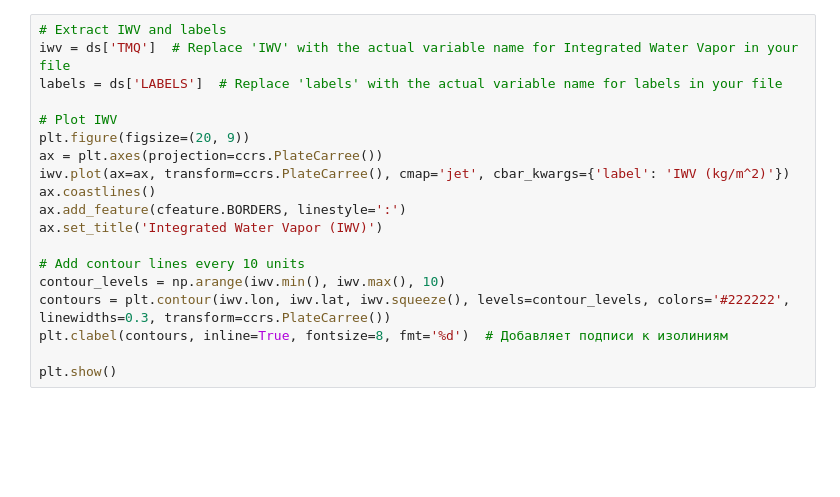
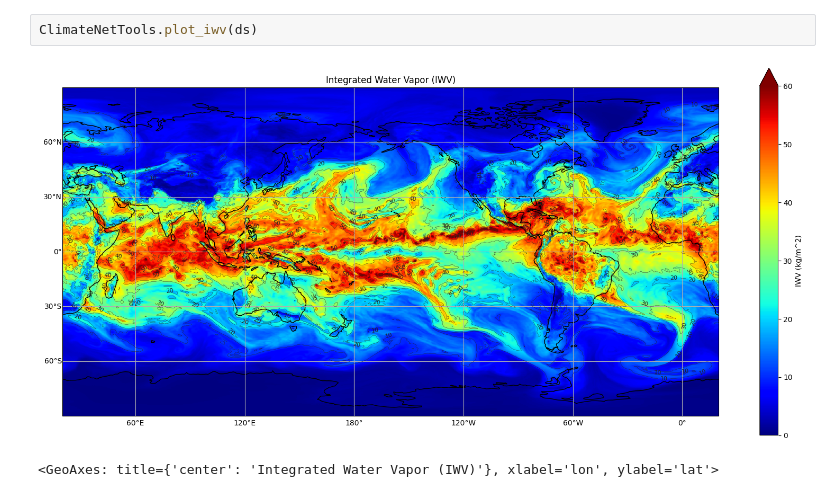
Before and after one commit to Danessely/AR-detection, a Jupyter notebook: climate_net.ipynb, the cells around one changed output. Saved outputs shown, nothing was run; the diff lists cells and outputs as text; blank space fills up the shorter version.

```diff
--- a/climate_net.ipynb
+++ b/climate_net.ipynb
@@ -58,20 +118,6 @@ plt.show()
-# %%
-# Extract IWV and labels
-iwv = ds['TMQ']  # Replace 'IWV' with the actual variable name for Integrated Water Vapor in your file
-labels = ds['LABELS']  # Replace 'labels' with the actual variable name for labels in your file
-
-# Plot IWV
-plt.figure(figsize=(20, 9))
-ax = plt.axes(projection=ccrs.PlateCarree())
-iwv.plot(ax=ax, transform=ccrs.PlateCarree(), cmap='jet', cbar_kwargs={'label': 'IWV (kg/m^2)'})
-ax.coastlines()
-ax.add_feature(cfeature.BORDERS, linestyle=':')
-ax.set_title('Integrated Water Vapor (IWV)')
-
-# Add contour lines every 10 units
-contour_levels = np.arange(iwv.min(), iwv.max(), 10)
-contours = plt.contour(iwv.lon, iwv.lat, iwv.squeeze(), levels=contour_levels, colors='#222222', linewidths=0.3, transform=ccrs.PlateCarree())
-plt.clabel(contours, inline=True, fontsize=8, fmt='%d')  # Добавляет подписи к изолиниям
-
-plt.show()
+# %%
+ClimateNetTools.plot_iwv(ds)
+# %% [output]
+[figure, added]
+<GeoAxes: title={'center': 'Integrated Water Vapor (IWV)'}, xlabel='lon', ylabel='lat'>
 # %%
```
Also changed, not shown: parts of 9 cells of this notebook, 2 other files.
